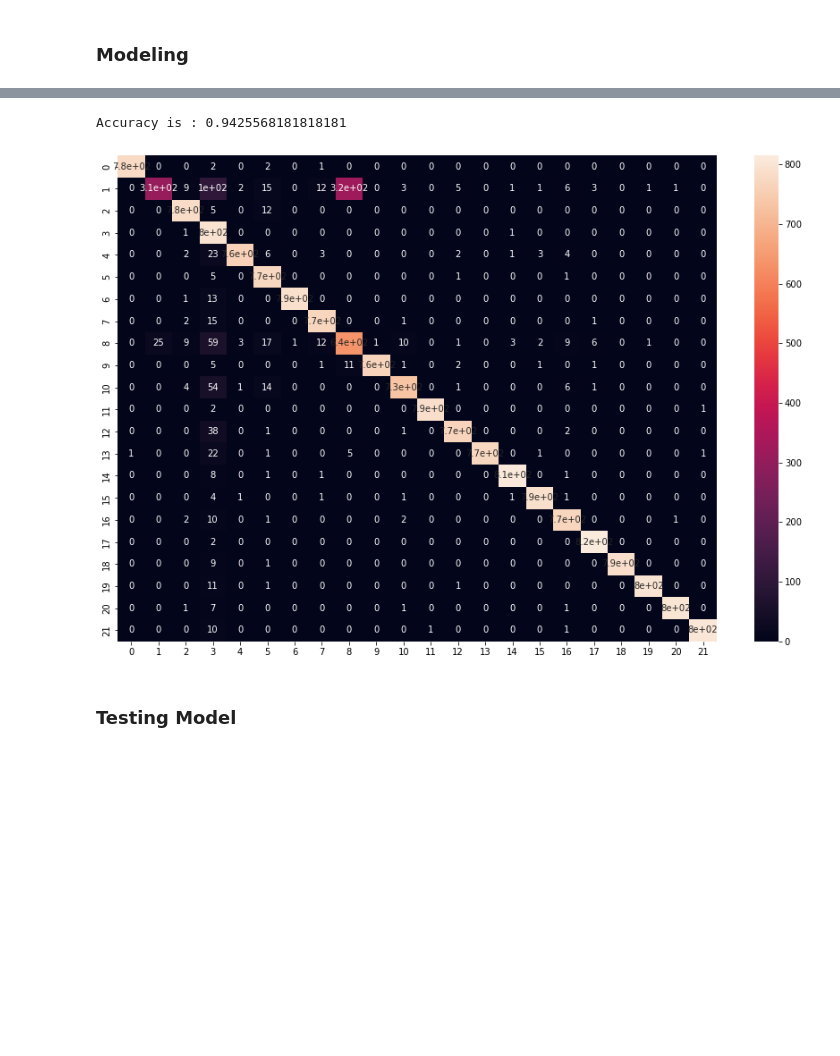
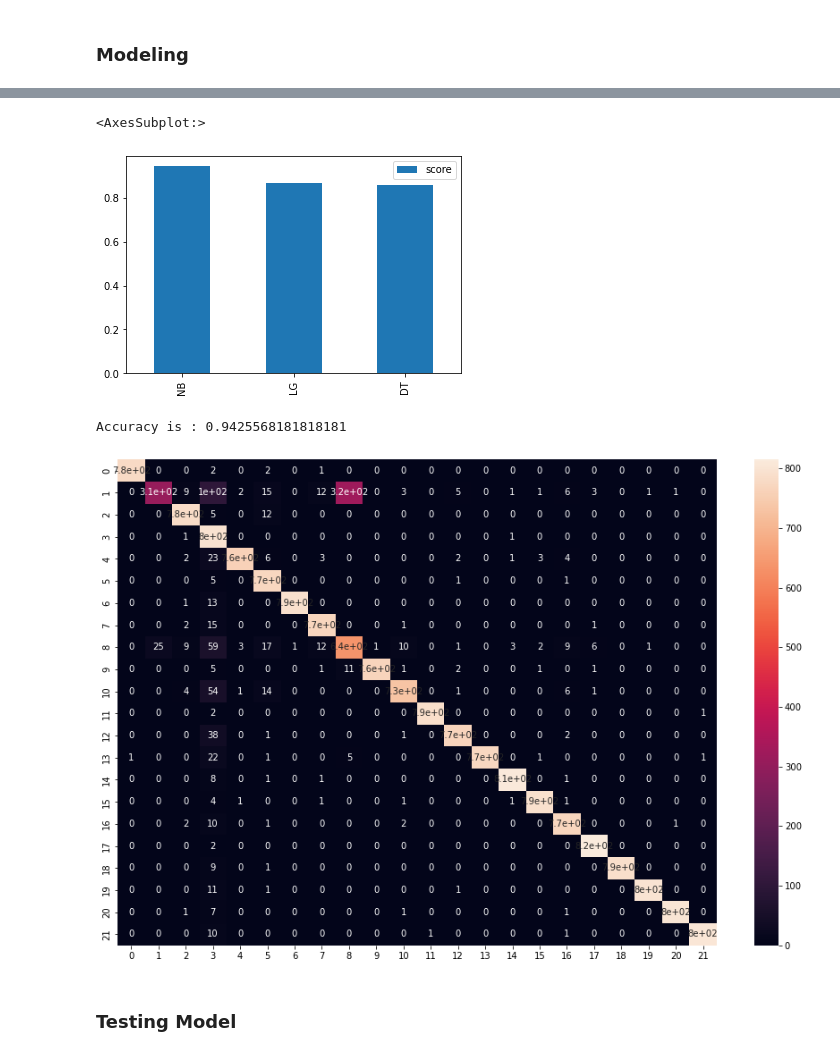
Before and after one commit to joeliang914/language_process, a Jupyter notebook: language_identification_model.ipynb, the cells around one changed output, grey strips where cells are left out. Drawn from its saved outputs; the diff is of its cells as text; code cells hidden in the pictures; blank space fills up the shorter version.

```diff
--- a/language_identification_model.ipynb
+++ b/language_identification_model.ipynb
@@ -115,15 +125,30 @@ MultinomialNB()
-# %%
-y_pred = model.predict(X_test)
-ac = accuracy_score(y_test, y_pred)
-cm = confusion_matrix(y_test, y_pred)
-print("Accuracy is :",ac)
-# %% [output]
-Accuracy is : 0.9425568181818181
+# %%
+NB.fit(X_train , y_train)
+nb_score = NB.score(X_test, y_test)
+# %%
+LG.fit(X_train , y_train)
+lg_score = LG.score(X_test, y_test)
+# %%
+DT.fit(X_train , y_train)
+dt_score = DT.score(X_test, y_test)
+# %%
+dic = {"NB":nb_score,"LG":lg_score,"DT":dt_score}
+dic = pd.DataFrame.from_dict(dic , orient='index' , columns = ["score"])
+# %%
+dic.plot(kind = "bar")
+# %% [output]
+<AxesSubplot:>
+[figure, added]
 # %%
+y_pred = NB.predict(X_test)
+ac = accuracy_score(y_test, y_pred)
+cm = confusion_matrix(y_test, y_pred)
+print("Accuracy is :",ac)
 plt.figure(figsize=(15,10))
 sns.heatmap(cm, annot = True)
 plt.show()
 # %% [output]
+Accuracy is : 0.9425568181818181
 [figure]
 # %% [markdown]
 ### Testing Model
```
Also changed, not shown: parts of 7 cells of this notebook, 10 other files.
